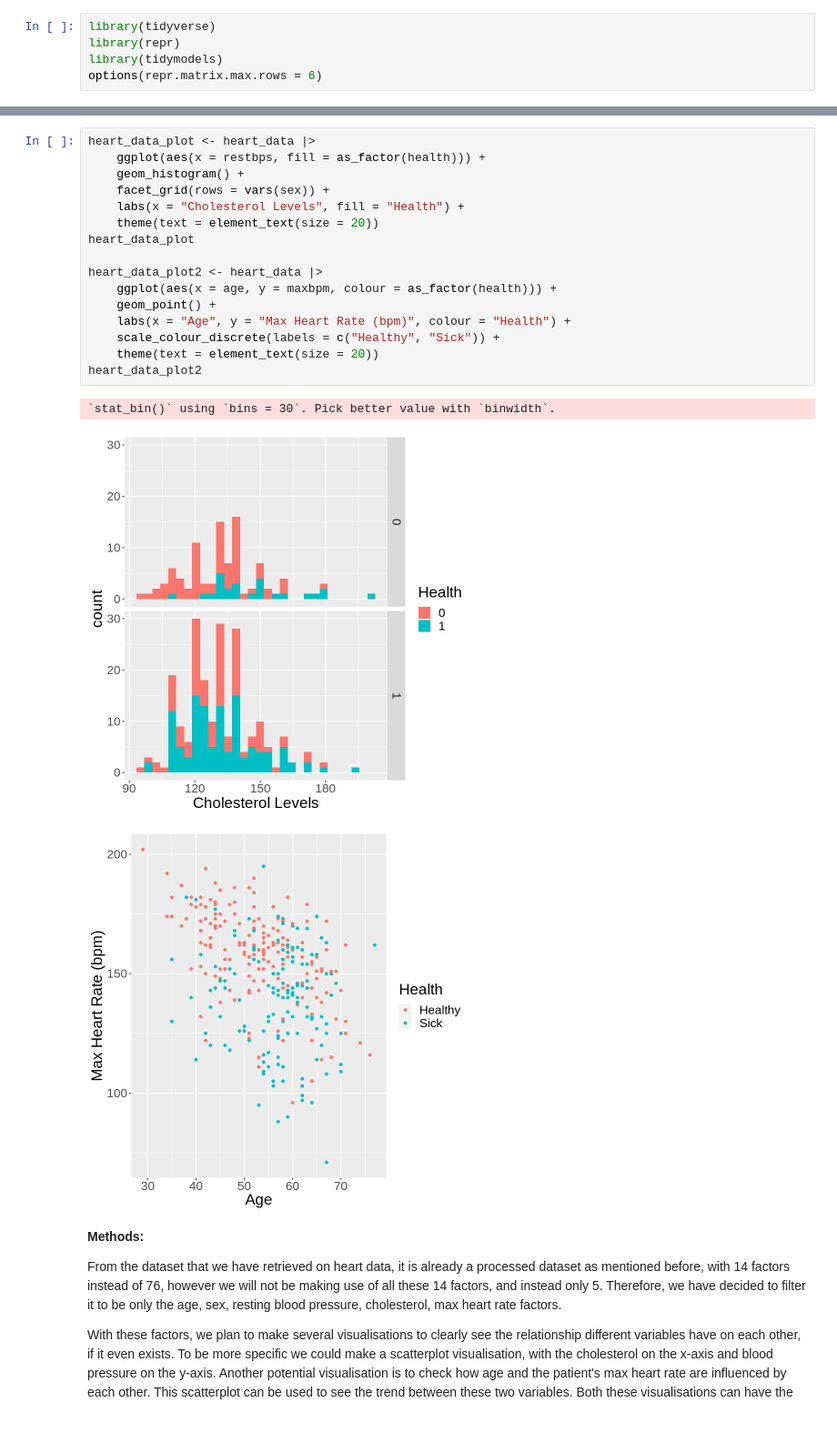
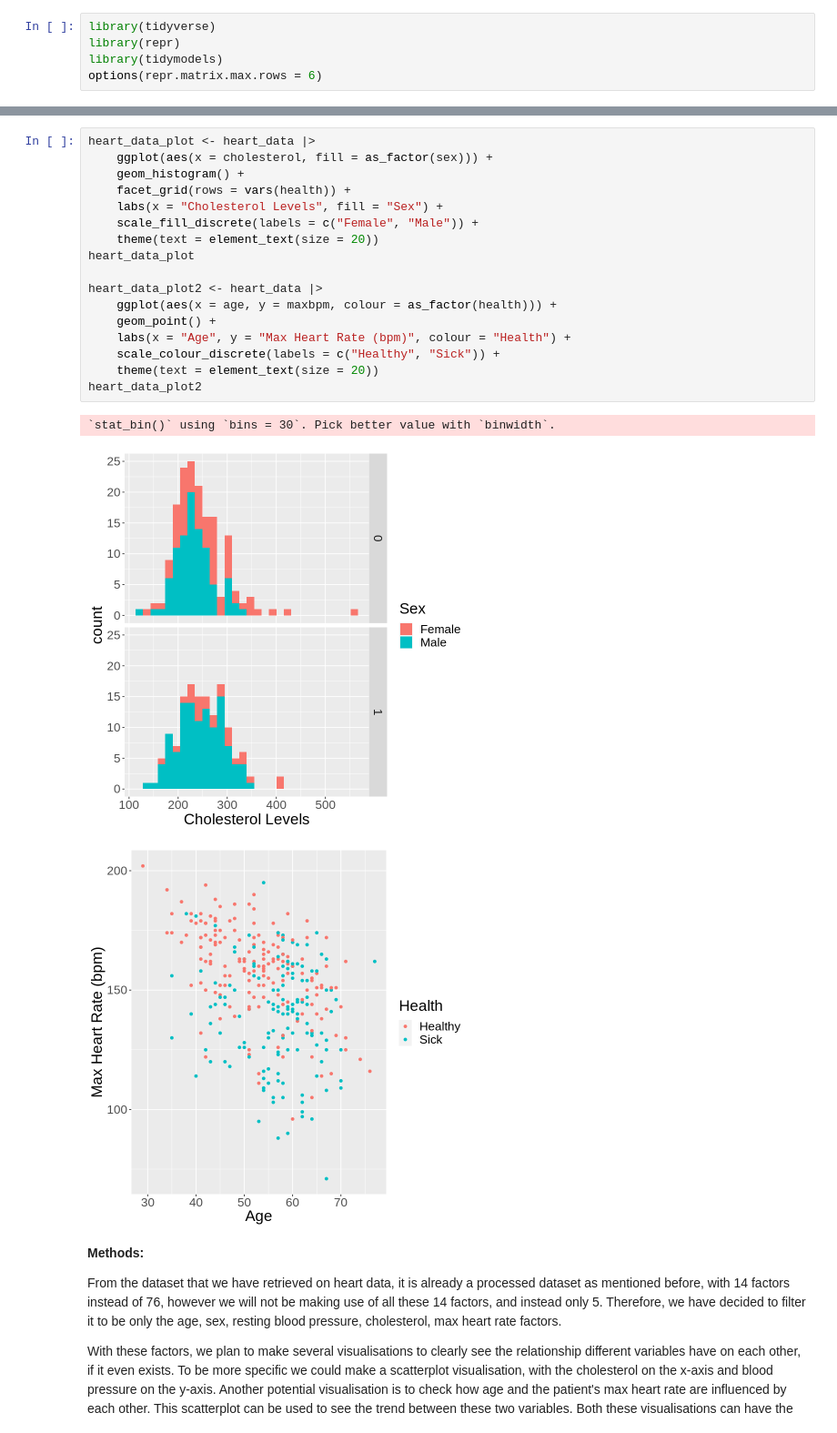
Before and after one commit to Sparsh-I/dsci-group-38, a Jupyter notebook: group_proposal.ipynb, the cells around one changed output, grey strips where cells are left out. Shown at 91% size. Drawn from its saved outputs; the diff is of its cells as text.

```diff
--- a/group_proposal.ipynb
+++ b/group_proposal.ipynb
@@ -68,22 +58,23 @@ A tibble: 303 × 6
 # %%
 heart_data_plot <- heart_data |>
-    ggplot(aes(x = restbps, fill = as_factor(health))) +
+    ggplot(aes(x = cholesterol, fill = as_factor(sex))) +
     geom_histogram() +
-    facet_grid(rows = vars(sex)) +
-    labs(x = "Cholesterol Levels", fill = "Health") +
+    facet_grid(rows = vars(health)) +
+    labs(x = "Cholesterol Levels", fill = "Sex") +
+    scale_fill_discrete(labels = c("Female", "Male")) +
     theme(text = element_text(size = 20))
 heart_data_plot
 
 heart_data_plot2 <- heart_data |>
     ggplot(aes(x = age, y = maxbpm, colour = as_factor(health))) +
     geom_point() +
     labs(x = "Age", y = "Max Heart Rate (bpm)", colour = "Health") +
     scale_colour_discrete(labels = c("Healthy", "Sick")) +
     theme(text = element_text(size = 20))
 heart_data_plot2
 # %% [output]
 `stat_bin()` using `bins = 30`. Pick better value with `binwidth`.
-[figure, old version]
+[figure, new version]
 [figure]
 # %% [markdown]
 **Methods:**
```
Also changed, not shown: parts of 1 cell of this notebook.
